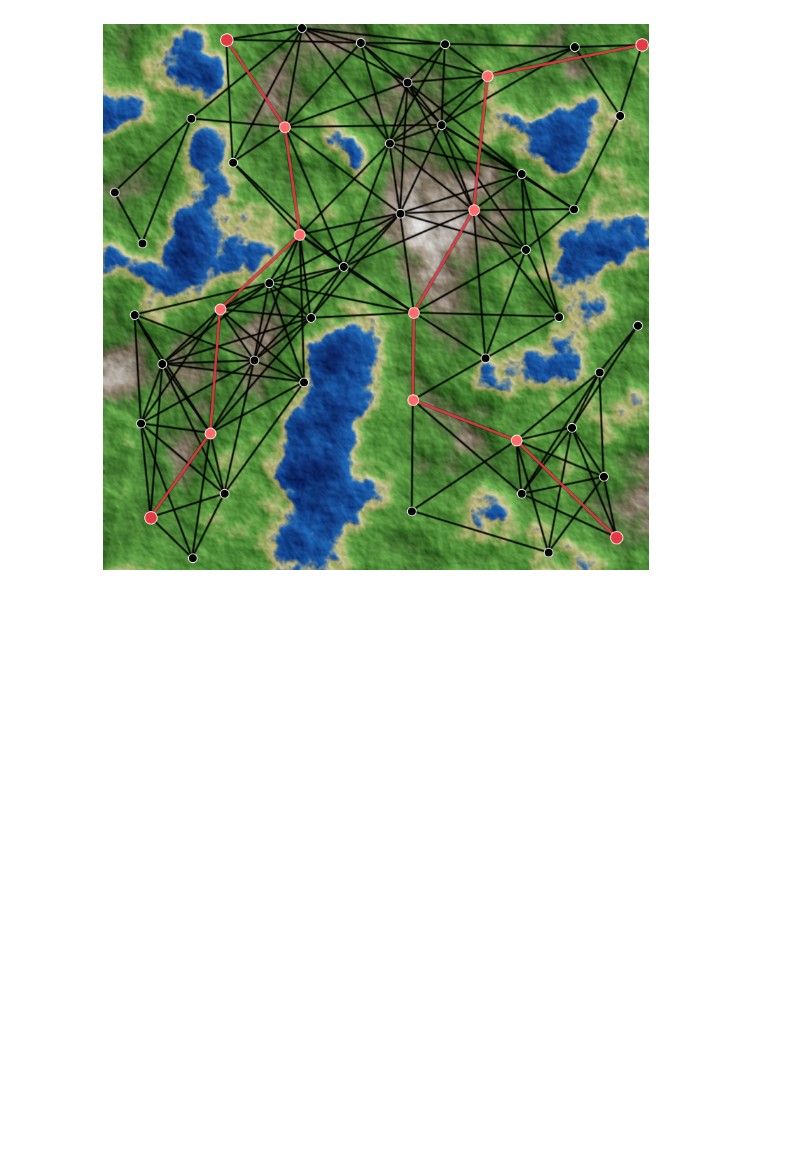
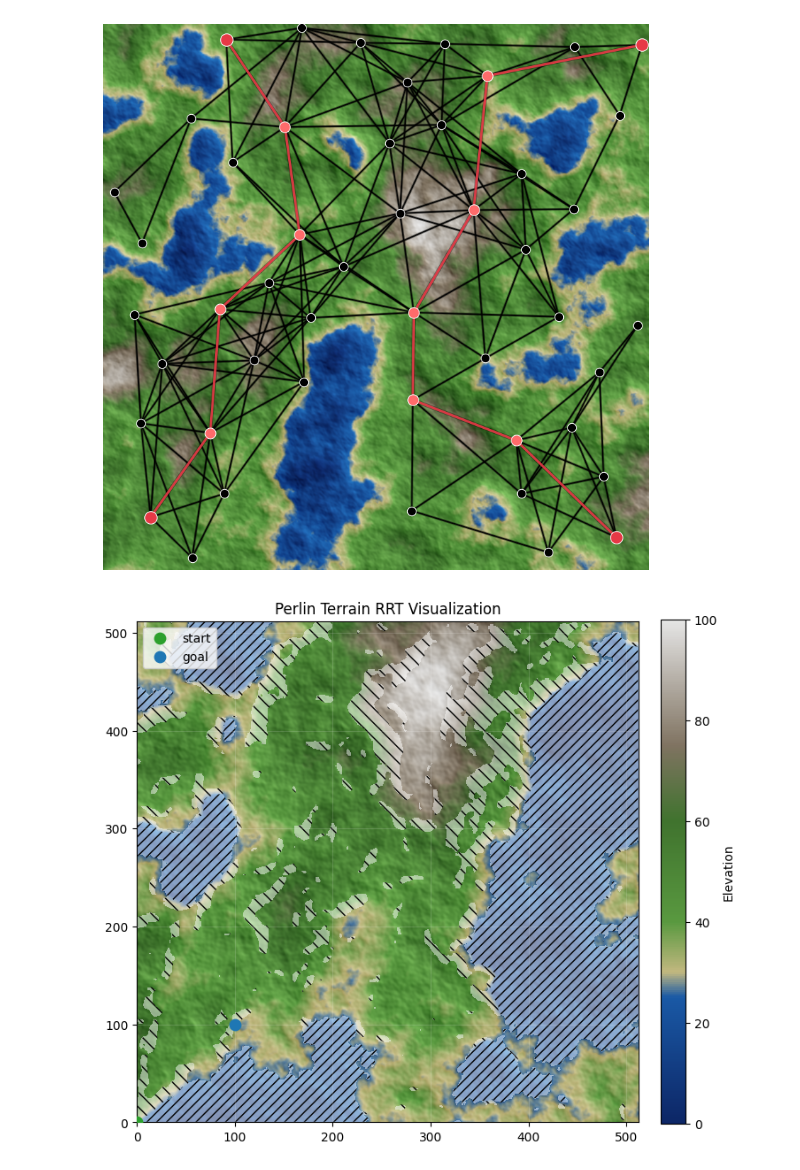
Before and after one commit to davidfobar/dMRdRRT, a Jupyter notebook: terrain.ipynb, the cells around one changed output. Cells and saved outputs as stored; diff of their text form; code cells hidden in the pictures; blank space fills up the shorter version.

```diff
--- a/terrain.ipynb
+++ b/terrain.ipynb
@@ -311,3 +311,18 @@ if __name__ == "__main__":
 Left path (6 nodes): [3, 4, 0, 2, 10, 1]
 Right path (7 nodes): [17, 5, 23, 21, 15, 33, 22]
 [figure]
+# %%
+from FieldClass import TerrainFieldClass
+
+field = TerrainFieldClass(
+    grade_threshold=25,
+)
+
+field.plot_result(
+    nodes=[],
+    path=[],
+    start=(0, 0),
+    goal=(100, 100),
+)
+# %% [output]
+[figure, added]
```
Also changed, not shown: 7 other files.
